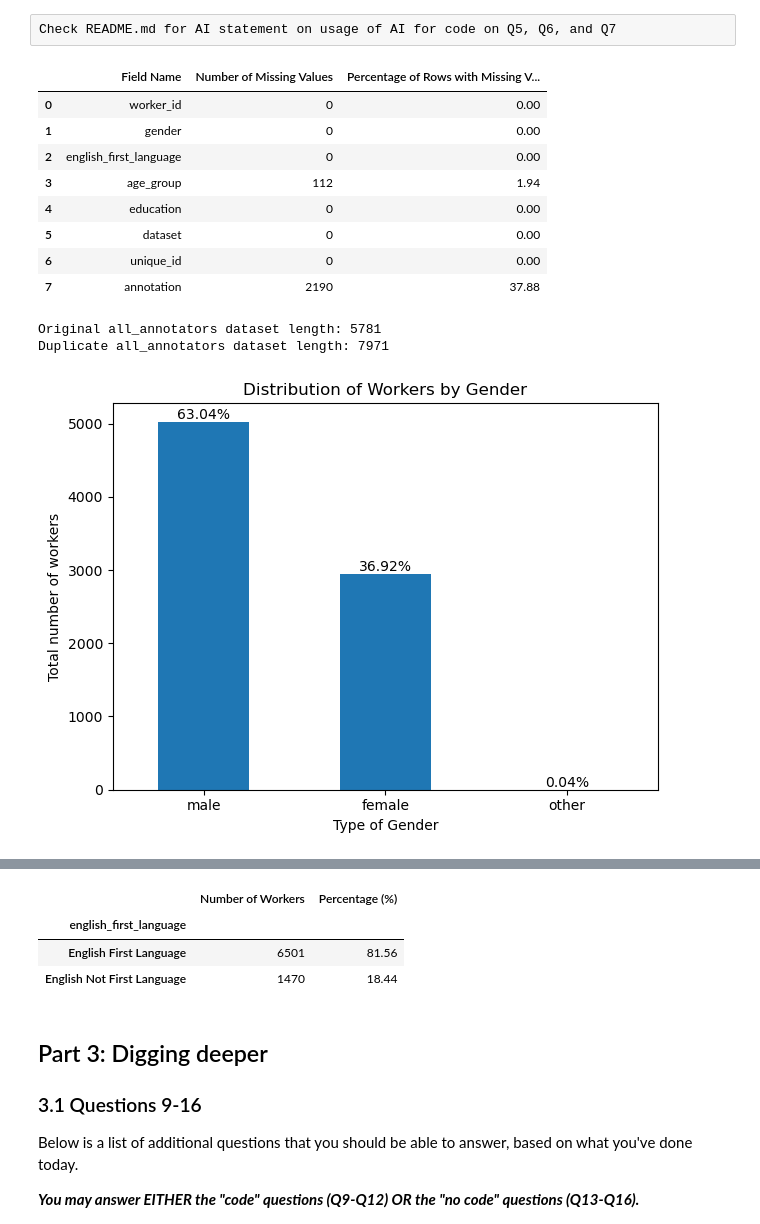
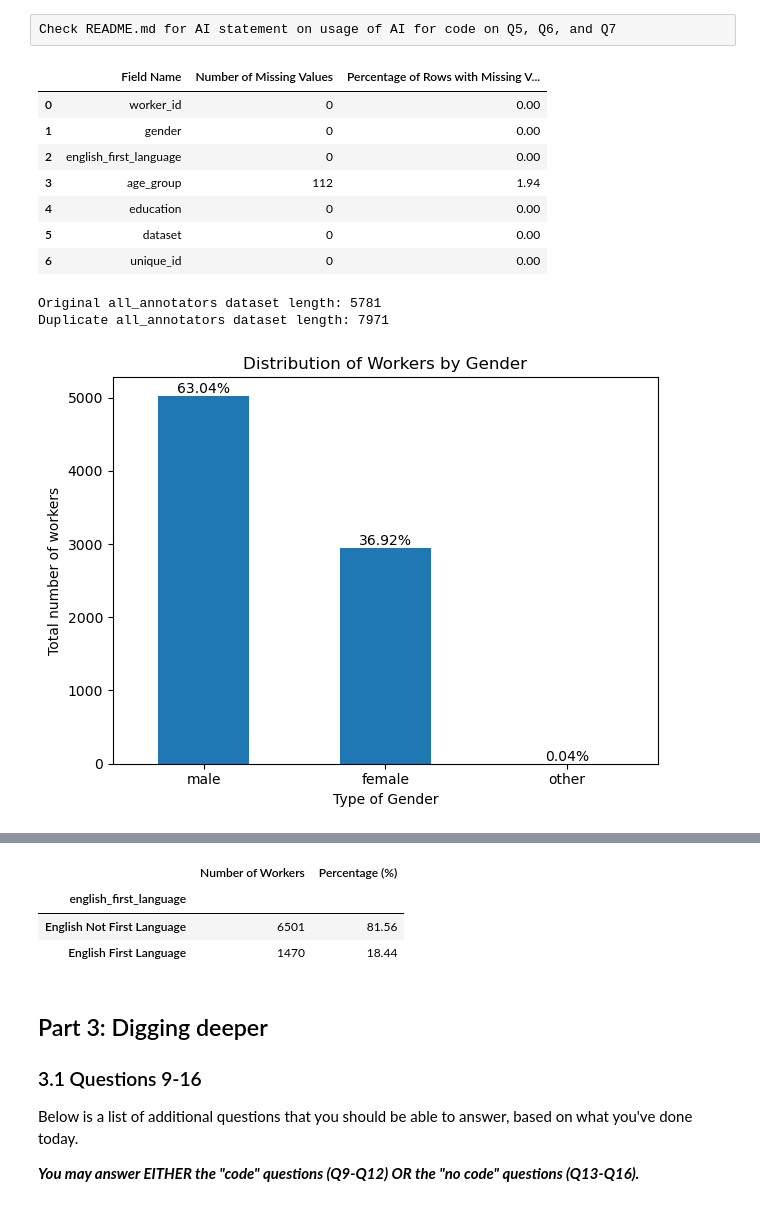
Before and after one commit to yureixas/hcde-410, a Jupyter notebook: A2/hcde410-a2.ipynb, the cells around one changed output, grey strips where cells are left out. Saved outputs shown, nothing was run; the diff lists cells and outputs as text; code cells hidden in the pictures.

Commit message:
Changed a fatal mistake in the analysis where I interpreted 0 as English and 1 as not English

```diff
--- a/A2/hcde410-a2.ipynb
+++ b/A2/hcde410-a2.ipynb
@@ -843,36 +843,35 @@ plt.show()
 
 #Q7
 
 # Calculate worker counts and percentages
 by_language = df.groupby("english_first_language").size()
 language_percentage = (by_language / by_language.sum() * 100).round(2)
 
 language_table = pd.DataFrame({
     "Number of Workers": by_language,
     "Percentage (%)": language_percentage
 })
 
 language_table.index = language_table.index.map({
-    "0": "English First Language",
-    "1": "English Not First Language"
+    "1": "English First Language",
+    "0": "English Not First Language"
 })
 
 display(language_table)
 
 
 #Q8
 
 #None used, only analysis
 # %% [output]
 |  | Field Name | Number of Missing Values | Percentage of Rows with Missing V... |
 | 0 | worker_id | 0 | 0.00 |
 | 1 | gender | 0 | 0.00 |
 | 2 | english_first_language | 0 | 0.00 |
 | 3 | age_group | 112 | 1.94 |
 | 4 | education | 0 | 0.00 |
 | 5 | dataset | 0 | 0.00 |
 | 6 | unique_id | 0 | 0.00 |
-| 7 | annotation | 2190 | 37.88 |
 Original all_annotators dataset length: 5781
 Duplicate all_annotators dataset length: 7971
 [figure]
@@ -881,8 +880,8 @@ Duplicate all_annotators dataset length: 7971
 [figure]
 |  | Number of Workers | Percentage (%) |
 | english_first_language |  |  |
-| English First Language | 6501 | 81.56 |
-| English Not First Language | 1470 | 18.44 |
+| English Not First Language | 6501 | 81.56 |
+| English First Language | 1470 | 18.44 |
 # %% [markdown]
 ## Part 3: Digging deeper
 
```
Also changed, not shown: parts of 2 cells of this notebook.
